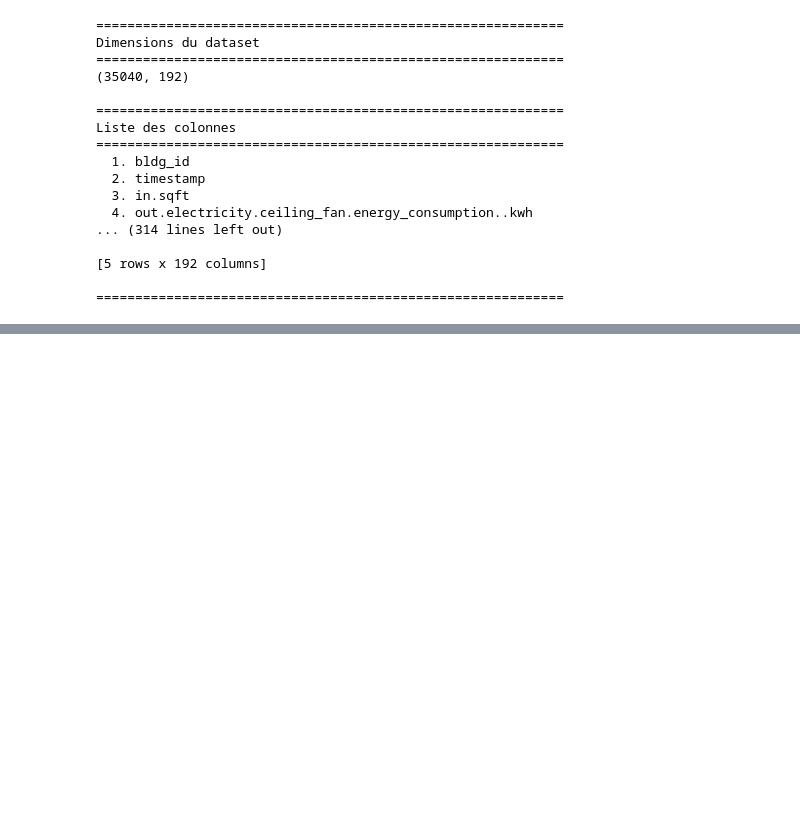
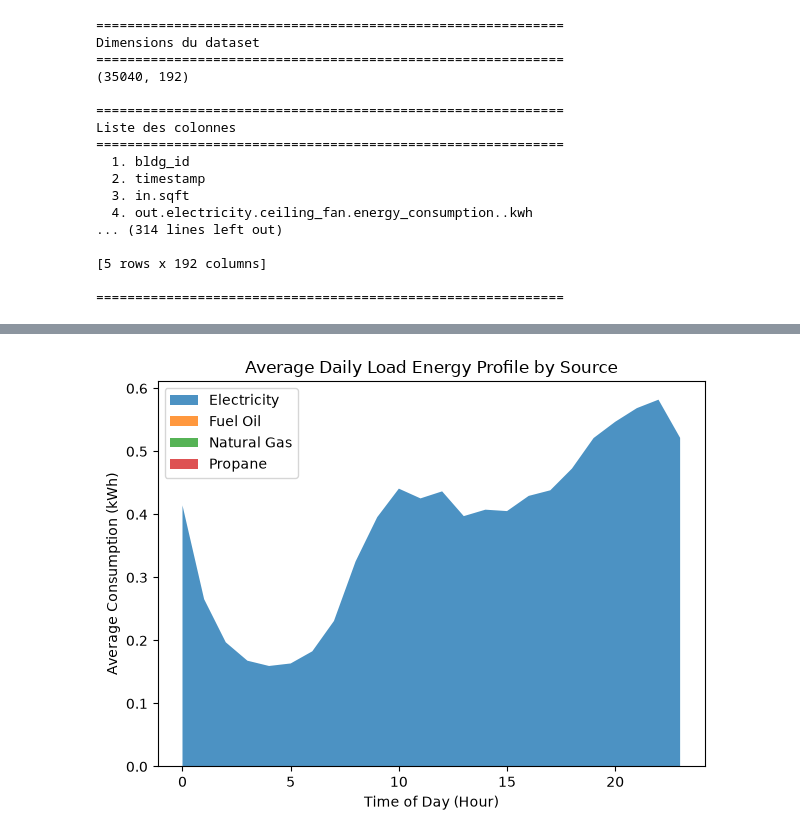
Before and after one commit to BOUBAKERAMDY/FlexiMax, a Jupyter notebook: notebooks1/03_visualisation1/visualisation_timeseries.ipynb, the cells around one changed output, grey strips where cells are left out. Cells and saved outputs as stored; diff of their text form; code cells hidden in the pictures; blank space fills up the shorter version.

```diff
--- a/notebooks1/03_visualisation1/visualisation_timeseries.ipynb
+++ b/notebooks1/03_visualisation1/visualisation_timeseries.ipynb
@@ -123,0 +203,21 @@ plt.show()
+# %%
+#Graphique stacked area chart
+
+#Variables
+x=range(24)
+electricity = df_1.groupby("hour")['out.electricity.total.energy_consumption..kwh'].mean().values
+fuel_oil = df_1.groupby("hour")['out.fuel_oil.total.energy_consumption..kwh'].mean().values
+natural_gas = df_1.groupby("hour")['out.natural_gas.total.energy_consumption..kwh'].mean().values
+propane = df_1.groupby("hour")['out.propane.total.energy_consumption..kwh'].mean().values
+y=[electricity, fuel_oil, natural_gas, propane]
+
+#Tracé
+plt.title("Average Daily Load Energy Profile by Source")
+plt.xlabel("Time of Day (Hour)")
+plt.ylabel("Average Consumption (kWh)")
+plt.tight_layout()
+plt.stackplot(x,y, labels=['Electricity', 'Fuel Oil', 'Natural Gas', 'Propane'], alpha=0.8)
+plt.legend(loc='upper left')
+plt.show()
+# %% [output]
+[figure, added]
```
Also changed, not shown: parts of 70 cells of this notebook, 5 other files.
